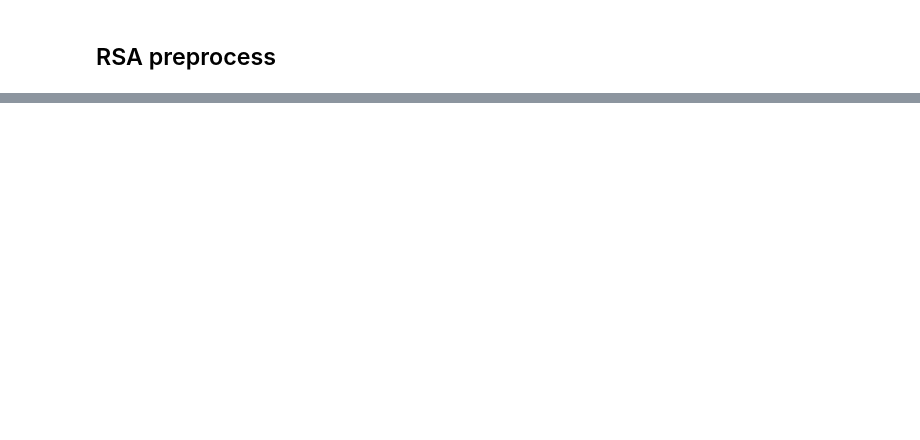
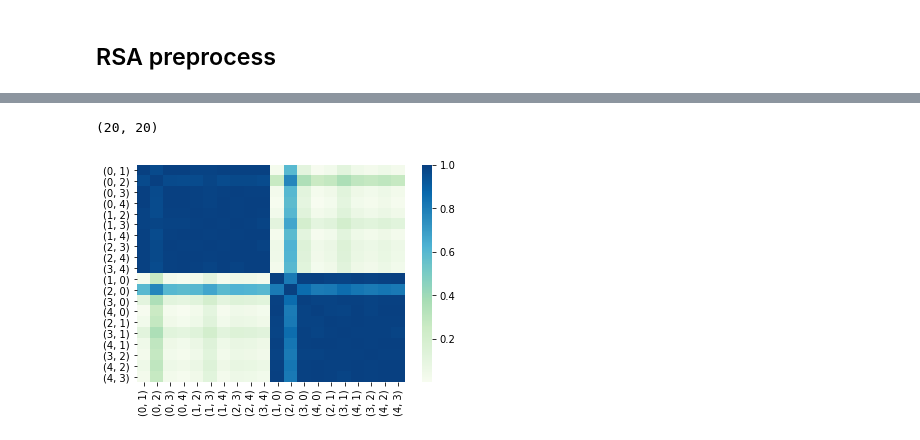
Before and after one commit to riddhi0101/Learning-NeuralNets, a Jupyter notebook: ActivationsRec.ipynb, the cells around one changed output, grey strips where cells are left out. Cells and saved outputs as stored; diff of their text form; code cells hidden in the pictures; blank space fills up the shorter version.

```diff
--- a/ActivationsRec.ipynb
+++ b/ActivationsRec.ipynb
@@ -418,0 +479,17 @@ for pair,activ in zip(model.pairs, model.activations):
+# %%
+lessGreater = [(0,1), (0, 2), (0, 3), (0, 4), (1, 2), (1, 3), (1, 4), (2, 3), (2, 4), (3, 4), (1,0), (2, 0), (3, 0),
+               (4, 0), (2, 1), (3, 1), (4, 1), (3, 2), (4, 2), (4, 3)]
+print(len(lessGreater))
+lgMatrix = np.empty([20,64])
+lgMatrixUnit = np.empty([20,64])
+centeredlg = np.empty([20,64])
+for i in range(20):
+    key = lessGreater[i]
+    val = avgDict[key]
+    mean = np.mean(val)
+    val = val-mean
+    centeredlg[i] = val/np.linalg.norm(val)
+    lgMatrix[i] = avgDict[key]
+    lgMatrixUnit[i] =  avgDict[key]/np.linalg.norm(avgDict[key])
+
+print(centeredlg)
@@ -418,0 +543,7 @@ for pair,activ in zip(model.pairs, model.activations):
+# %%
+simSorted2 = simMatrix(lgMatrixUnit)
+print(simSorted2.shape)
+hm = sns.heatmap(simSorted2, xticklabels=lessGreater, yticklabels=lessGreater, cmap="GnBu")
+# %% [output]
+(20, 20)
+[figure, added]
```
Also changed, not shown: parts of 24 cells of this notebook.
